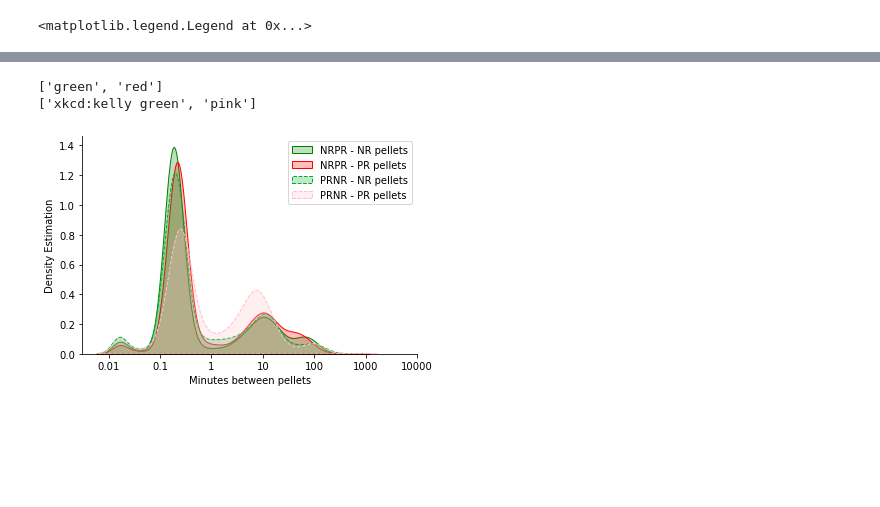
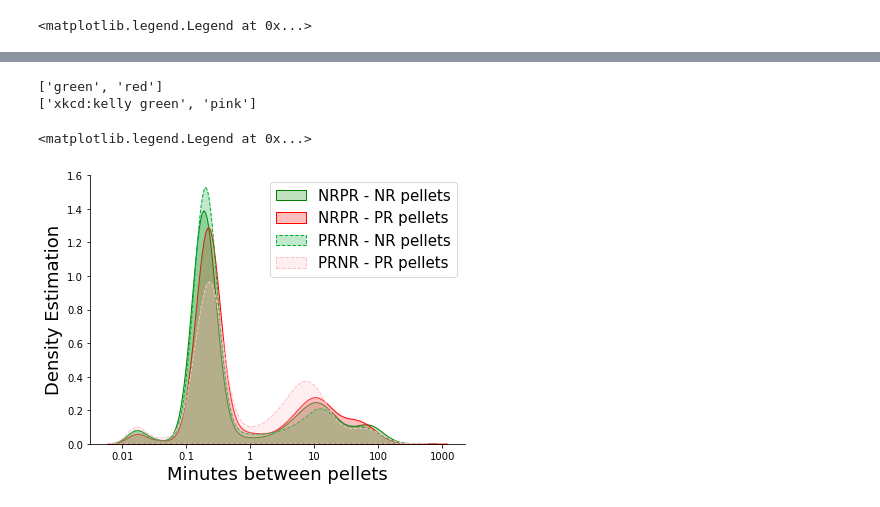
Before and after one commit to Htbibalan/FEDProtein, a Jupyter notebook: notebooks/POSTER FIGS.ipynb, the cells around one changed output, grey strips where cells are left out. Saved outputs shown, nothing was run; the diff lists cells and outputs as text; code cells hidden in the pictures; blank space fills up the shorter version.

Commit message:
Minor
Made minor manipulations to the codes to adjust the plots

```diff
--- a/notebooks/POSTER FIGS.ipynb
+++ b/notebooks/POSTER FIGS.ipynb
@@ -97,0 +98,2 @@ Text(0.5, 1.0, 'Dynamics of intake')
+# %%
+plt.rcParams.keys()
@@ -332,24 +340,0 @@ f.savefig(figfolder + "mealsize.pdf")
-# %%
-
-
-#plot for avreage mealsize consumed by NRPR and PRNR males and Females.
-
-nrpr_avg = get_data_fields(mice, ["intermeal_interval_nr", "intermeal_interval_pr"], nrpr_male_selector)
-prnr_avg = get_data_fields(mice, ["intermeal_interval_pr", "intermeal_interval_nr"], prnr_male_selector)
-nrprf_avg = get_data_fields(mice, ["intermeal_interval_nr", "intermeal_interval_pr"], nrpr_female_selector)
-prnrf_avg = get_data_fields(mice, ["intermeal_interval_pr", "intermeal_interval_nr"], prnr_female_selector)
-
-figfolder = "C:\\Users\\hta031\OneDrive - UiT Office 365\\Documents\\People\\Hamid\\Presentations\\SSIB2022\\Poster\\Fig\\"
-f, ax = plt.subplots(figsize=(8,6))
-_, _, barlist, _ = tp.barscatter([nrpr_avg, prnr_avg,nrprf_avg, prnrf_avg], ax=ax, paired=True,
-barfacecolor_option="individual", barfacecolor=["green", "red", "red", "green", "green", "red", "red", "green"])
-ax.set_ylabel("Pellets/meal")
-ax.set_xlabel("Diet dynamics")
-plt.rcParams["hatch.linewidth"] = 2
-# this code puts hatching on bars 3 and 4
-for i in [barlist[2], barlist[3], barlist[6],barlist[7]]:
-    print(i)
-    bar = i.get_children()
-    bar[0].set_hatch("////")
-
-#f.savefig(figfolder + "mealsize.pdf")
@@ -409,11 +384,11 @@ def interpellet_interval_plot(data, ax=[], colors=[], fill=False, labels=[], lin
                     label=labels[idx],
                     linestyle=linestyle)
 
-    ax.set_ylabel('Density Estimation')
-    ax.set_xlabel('Minutes between pellets')
+    ax.set_ylabel('Density Estimation',fontsize = 18)
+    ax.set_xlabel('Minutes between pellets',fontsize = 18)
 
-    ax.set_xticks(range(-2,5))
-    ax.set_xticklabels([10**num for num in range(-2,5)])
+    ax.set_xticks(range(-2,4))
+    ax.set_xticklabels([10**num for num in range(-2,4)])
 
     ax.spines["top"].set_visible(False)
     ax.spines["right"].set_visible(False)
@@ -449,27 +424,28 @@ interpellet_interval_plot([IPIs_m_prnr_nr, IPIs_m_prnr_pr],
 # %%
-f, ax = plt.subplots()
+f, ax = plt.subplots(figsize = (8,5.5), gridspec_kw= {"left":0.25,"bottom": 0.2})
 
 interpellet_interval_plot([IPIs_m_nrpr_nr, IPIs_m_nrpr_pr],
                            colors=["green", "red"],
                            labels=["NRPR - NR pellets", "NRPR - PR pellets"],
                            linestyle="-",
                            fill=True,
                            ax=ax)
 
 interpellet_interval_plot([IPIs_m_prnr_nr, IPIs_m_prnr_pr],
                            colors=["xkcd:kelly green", "pink"],
                            labels=["PRNR - NR pellets", "PRNR - PR pellets"],
                            linestyle="--",
                            fill=True,
                            ax=ax)
 
-ax.legend()
+ax.legend(fontsize = 15)
 
-f.savefig(figfolder + "interpelletintervalmale.pdf")
+#f.savefig(figfolder + "interpelletintervalmale.pdf")
 # %% [output]
 ['green', 'red']
 ['xkcd:kelly green', 'pink']
+<matplotlib.legend.Legend at 0x...>
-[figure, old version]
+[figure, new version]
 # %%
 nrpr_female_selector = {"order": 1, "sex": "F"}
 prnr_female_selector = {"order": 2, "sex": "F"}
```
Also changed, not shown: parts of 13 cells of this notebook, 6 other files.
